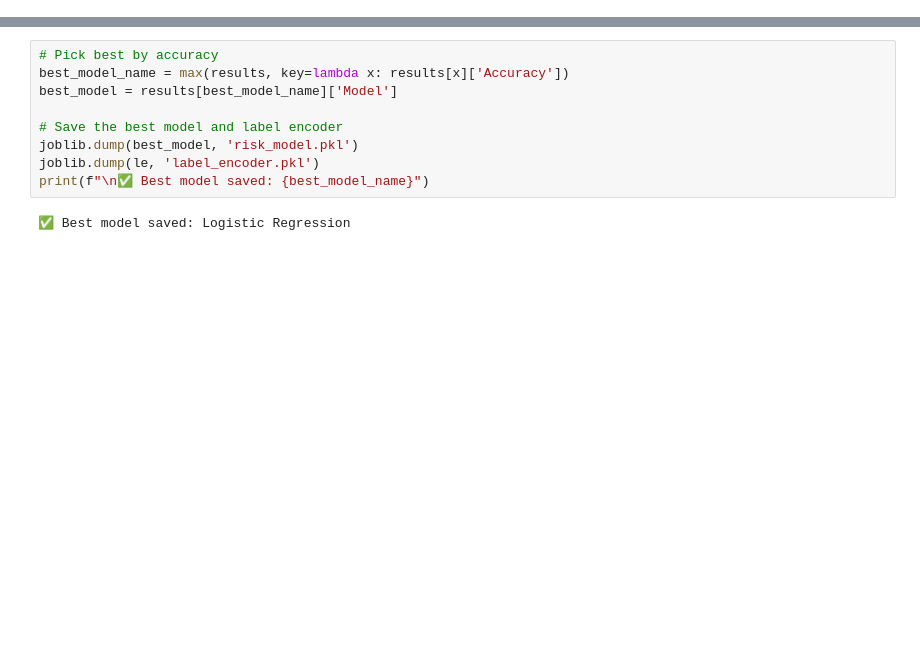
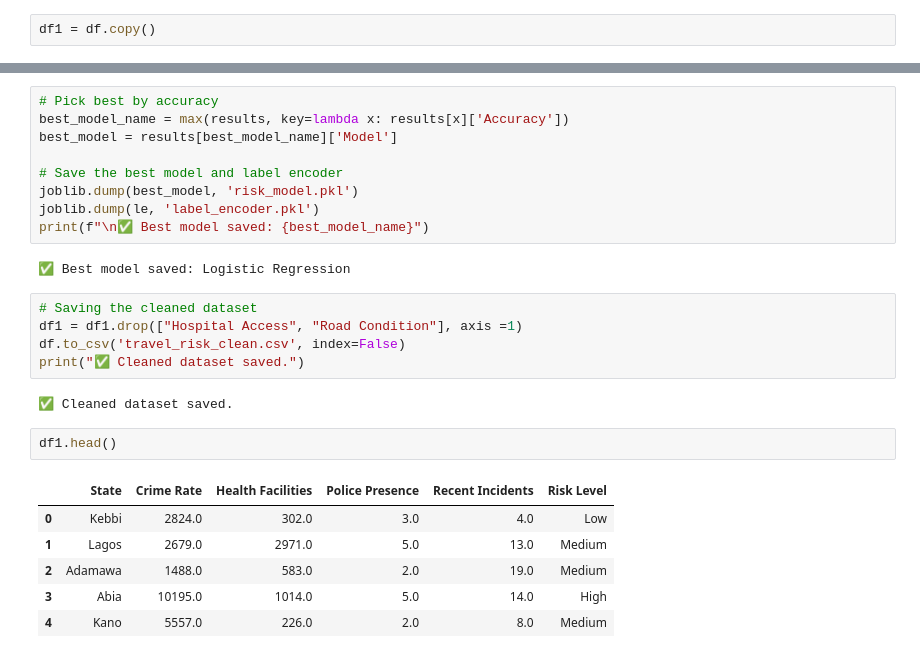
Before and after one commit to quin-dee/Travel-Risk-Advisor, a Jupyter notebook: Travel Risk Advisor.ipynb, the cells around one changed output, grey strips where cells are left out. Drawn from its saved outputs; the diff is of its cells as text; blank space fills up the shorter version.

```diff
--- a/Travel Risk Advisor.ipynb
+++ b/Travel Risk Advisor.ipynb
@@ -95,3 +89,5 @@ print("✅ Cleaned dataset saved.")
+# %%
+df1 = df.copy()
 # %% [markdown]
 ## EDA
 # %%
@@ -254,3 +250,19 @@ joblib.dump(le, 'label_encoder.pkl')
 print(f"\n✅ Best model saved: {best_model_name}")
 # %% [output]
 ✅ Best model saved: Logistic Regression
+# %%
+# Saving the cleaned dataset
+df1 = df1.drop(["Hospital Access", "Road Condition"], axis =1)
+df.to_csv('travel_risk_clean.csv', index=False)
+print("✅ Cleaned dataset saved.")
+# %% [output]
+✅ Cleaned dataset saved.
+# %%
+df1.head()
+# %% [output]
+|  | State | Crime Rate | Health Facilities | Police Presence | Recent Incidents | Risk Level |
+| 0 | Kebbi | 2824.0 | 302.0 | 3.0 | 4.0 | Low |
+| 1 | Lagos | 2679.0 | 2971.0 | 5.0 | 13.0 | Medium |
+| 2 | Adamawa | 1488.0 | 583.0 | 2.0 | 19.0 | Medium |
+| 3 | Abia | 10195.0 | 1014.0 | 5.0 | 14.0 | High |
+| 4 | Kano | 5557.0 | 226.0 | 2.0 | 8.0 | Medium |
```
Also changed, not shown: parts of 2 cells of this notebook, 1 other file.
